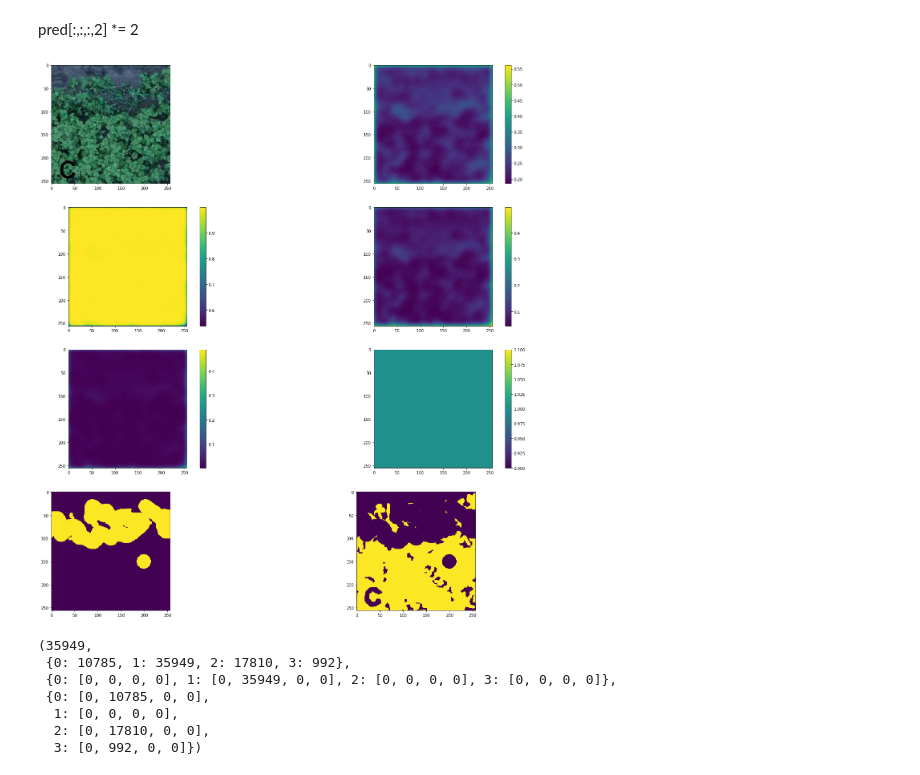
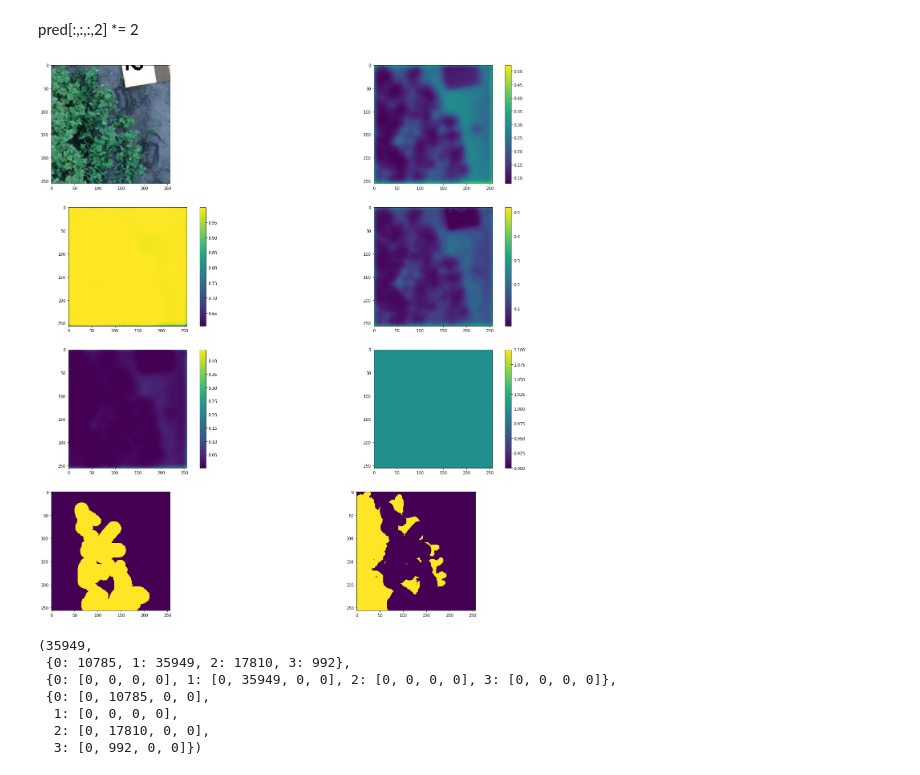
Before and after one commit to Ashgun/cv_fields_semantic-segmentation, a Jupyter notebook: train_unet.ipynb, the cells around one changed output. Cells and saved outputs as stored; diff of their text form; code cells hidden in the pictures.

```diff
--- a/train_unet.ipynb
+++ b/train_unet.ipynb
@@ -325,28 +337,28 @@ def getClassesMap(pred):
     res.shape
     return res
 # %%
-sample_index = 2
+sample_index = 0
 fig, axes = plt.subplots(nrows=4, ncols=2, figsize=(25, 25))
 axes[0][0].imshow(x[sample_index])
 im_0_1 = axes[0][1].imshow(pred[sample_index, ..., 0])
 im_1_0 = axes[1][0].imshow(pred[sample_index, ..., 1])
 im_1_1 = axes[1][1].imshow(pred[sample_index, ..., 2])
 im_2_0 = axes[2][0].imshow(pred[sample_index, ..., 3])
 # im_2_1 = axes[2][1].imshow(keras.backend.eval(tf.keras.backend.argmax(pred[sample_index], 2)).astype(np.float32))
 im_2_1 = axes[2][1].imshow(getClassesMap(pred[sample_index]))
 # im_2_1 = axes[2][1].imshow(pred[sample_index, 20:40, 0:5, 0])
 im_3_0 = axes[3][0].imshow(y[sample_index, ..., 2])
 im_3_1 = axes[3][1].imshow(y[sample_index, ..., 1])
 
 plt.colorbar(im_0_1, ax=axes[0,1])
 plt.colorbar(im_1_0, ax=axes[1,0])
 plt.colorbar(im_1_1, ax=axes[1,1])
 plt.colorbar(im_2_0, ax=axes[2,0])
 plt.colorbar(im_2_1, ax=axes[2,1])
 
 plt.show()
 # %% [output]
-[figure, old version]
+[figure, new version]
 # %%
 def CountErrors(y, pred):
     ok_cnt = 0
```
Also changed, not shown: parts of 9 cells of this notebook, 2 other files.
